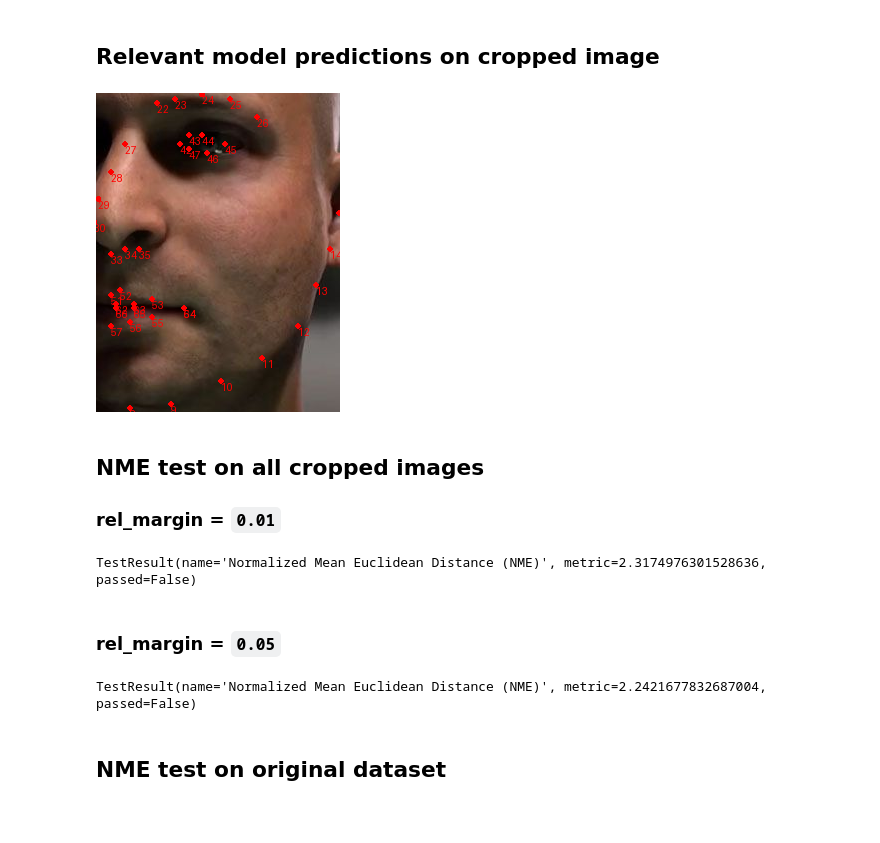
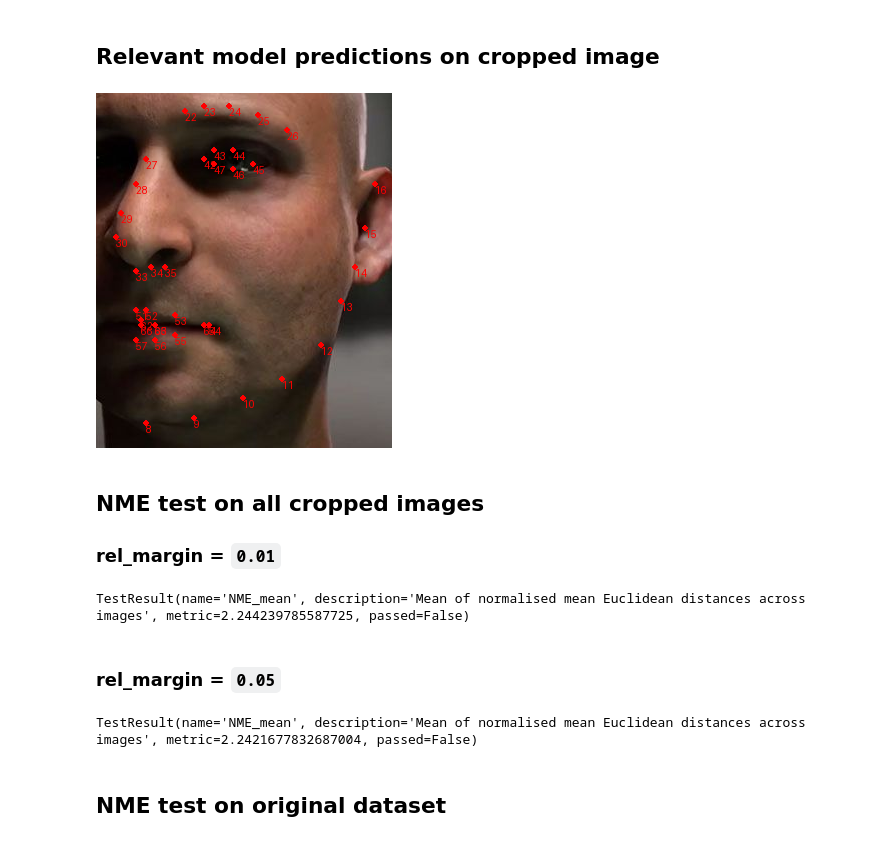
Before and after one commit to Giskard-AI/giskard-vision, a Jupyter notebook: examples/criteria1_partial_faces.ipynb, the cells around one changed output. Cells and saved outputs as stored; diff of their text form; code cells hidden in the pictures.

```diff
--- a/examples/criteria1_partial_faces.ipynb
+++ b/examples/criteria1_partial_faces.ipynb
@@ -24,7 +26,7 @@ draw_marks(image, [picked_landmarks], ["green"], [True])
 # %%
 
 from loreal_poc.transformation_functions.transformation_functions import crop_based_on_facial_part
-cropped_ds = crop_based_on_facial_part(ds, facial_part, rel_margin=0.01)
+cropped_ds = crop_based_on_facial_part(ds, facial_part, rel_margin=0.05)
 cropped_image = cropped_ds.all_images[chosen_idx]
 cropped_image
 # %% [output]
@@ -32,7 +34,8 @@ cropped_image
 # %% [markdown]
 ## Model predictions on cropped image
+# %%
+model = FaceAlignmentModel(model=FaceAlignment(LandmarksType.TWO_D, device="cpu", flip_input=False))
 # %%
-model = FaceAlignmentModel()
 predictions = model.predict(cropped_ds, [chosen_idx])
 draw_marks(cropped_image, [predictions[0]], ["red"], [True])
 # %% [output]
@@ -40,33 +43,30 @@ draw_marks(cropped_image, [predictions[0]], ["red"], [True])
 # %% [markdown]
 ## Relevant model predictions on cropped image
 # %%
-model = FaceAlignmentModel()
 predictions = model.predict(cropped_ds, [chosen_idx], facial_part=facial_part)
 draw_marks(cropped_image, [predictions[0]], ["red"], [True])
 # %% [output]
-[figure, old version]
+[figure, new version]
 # %% [markdown]
 ## NME test on all cropped images
 
 ### rel_margin = `0.01`
 # %%
-from loreal_poc.tests.performance import test_nme, test_nme_diff
+from loreal_poc.tests.performance import test_nme_mean
 
-test_nme(model, ds, threshold=1,
+test_nme_mean(model, ds, threshold=1,
          transformation_function=crop_based_on_facial_part,
-         transformation_function_kwargs={"facial_part": facial_part, "rel_margin": 0.01})
+         transformation_function_kwargs={"facial_part": facial_part, "rel_margin": [0.01, 0.1]})
 # %% [output]
-TestResult(name='Normalized Mean Euclidean Distance (NME)', metric=2.3174976301528636, passed=False)
+TestResult(name='NME_mean', description='Mean of normalised mean Euclidean distances across images', metric=2.244239785587725, passed=False)
 # %% [markdown]
 ### rel_margin = `0.05`
 # %%
-from loreal_poc.tests.performance import test_nme, test_nme_diff
-
-test_nme(model, ds, threshold=1,
+test_nme_mean(model, ds, threshold=1,
          transformation_function=crop_based_on_facial_part,
          transformation_function_kwargs={"facial_part": facial_part, "rel_margin": 0.05})
 # %% [output]
-TestResult(name='Normalized Mean Euclidean Distance (NME)', metric=2.2421677832687004, passed=False)
+TestResult(name='NME_mean', description='Mean of normalised mean Euclidean distances across images', metric=2.2421677832687004, passed=False)
 # %% [markdown]
 ## NME test on original dataset
 # %%
```
Also changed, not shown: parts of 6 cells of this notebook, 1 other file.
